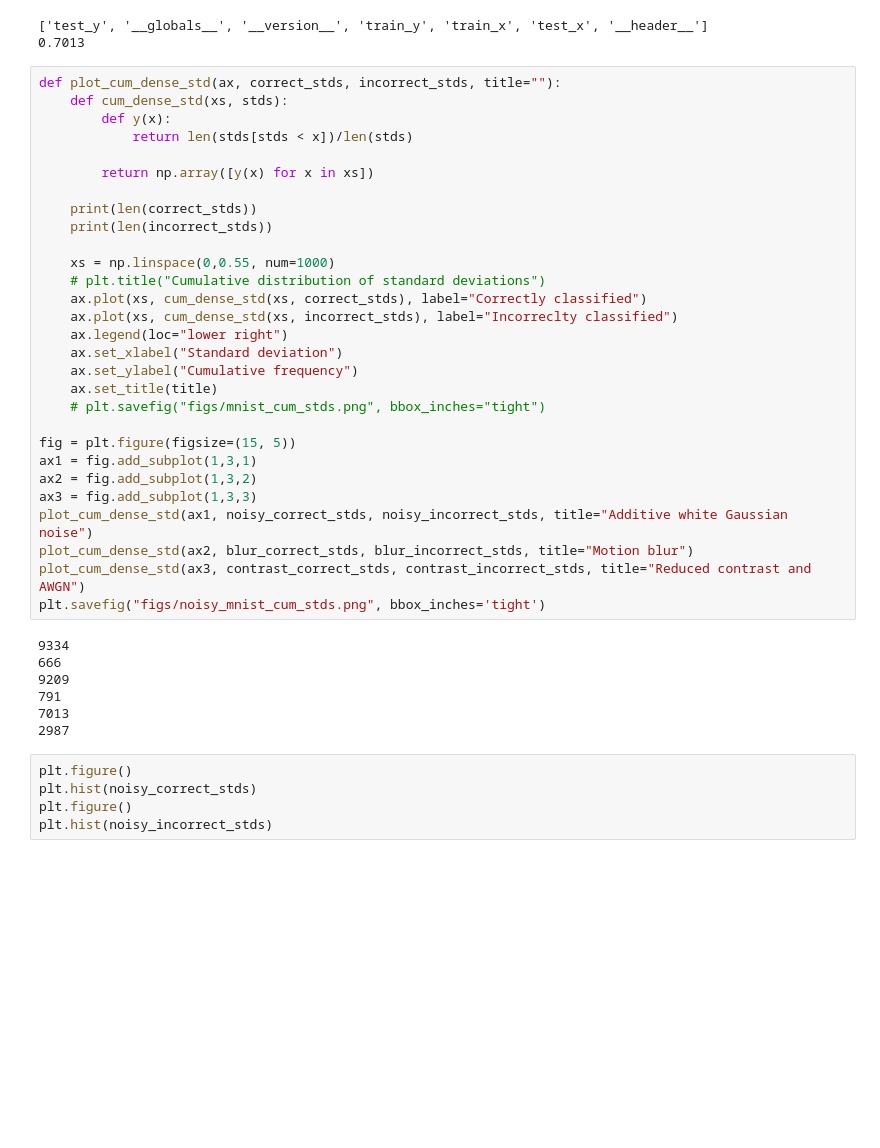
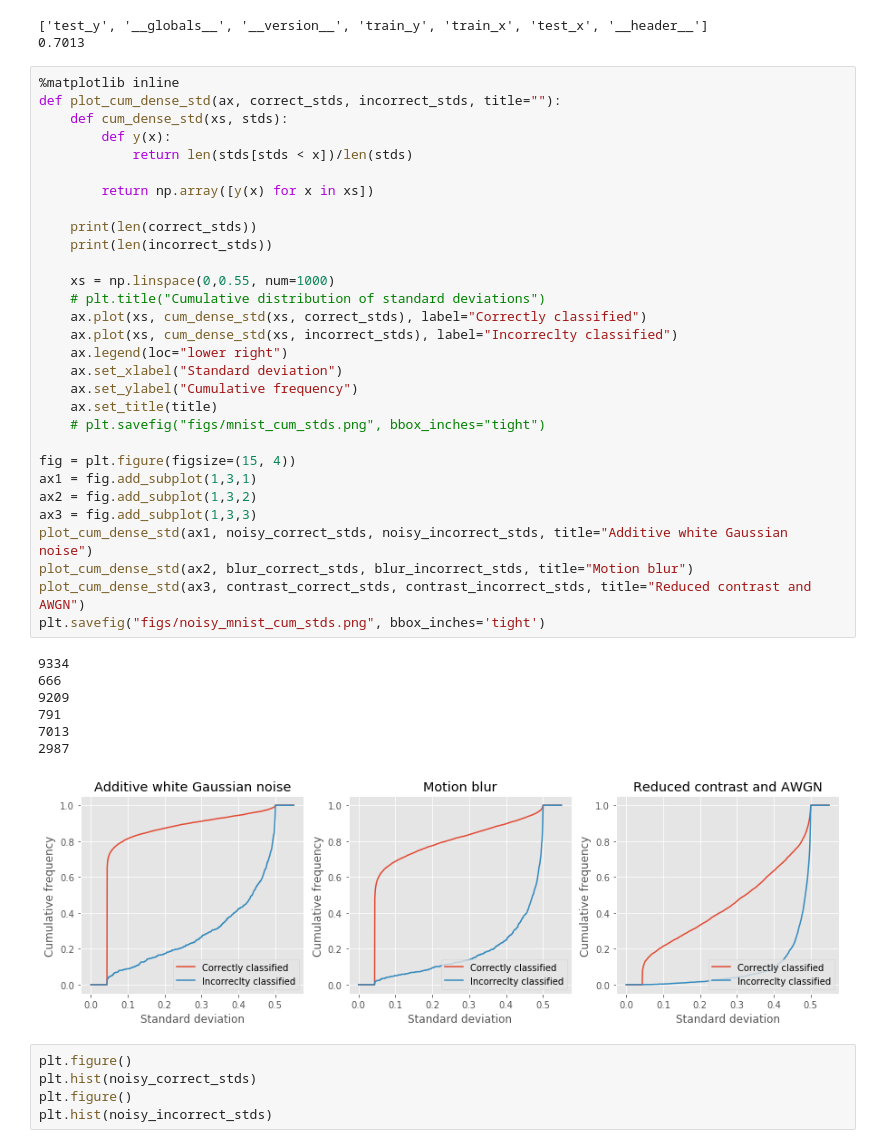
Before and after one commit to seb5666/cnn_gaussian_process_uncertainty, a Jupyter notebook: Uncertainty of GP.ipynb, the cells around one changed output. Saved outputs shown, nothing was run; the diff lists cells and outputs as text; blank space fills up the shorter version.

```diff
--- a/Uncertainty of GP.ipynb
+++ b/Uncertainty of GP.ipynb
@@ -175,6 +175,7 @@ print(len(contrast_correct_imgs)/len(contrast_predictions))
 ['test_y', '__globals__', '__version__', 'train_y', 'train_x', 'test_x', '__header__']
 0.7013
 # %%
+%matplotlib inline
 def plot_cum_dense_std(ax, correct_stds, incorrect_stds, title=""):
     def cum_dense_std(xs, stds):
         def y(x):
@@ -182,34 +183,35 @@ def plot_cum_dense_std(ax, correct_stds, incorrect_stds, title=""):
 
         return np.array([y(x) for x in xs])
 
     print(len(correct_stds))
     print(len(incorrect_stds))
 
     xs = np.linspace(0,0.55, num=1000)
     # plt.title("Cumulative distribution of standard deviations")
     ax.plot(xs, cum_dense_std(xs, correct_stds), label="Correctly classified")
     ax.plot(xs, cum_dense_std(xs, incorrect_stds), label="Incorreclty classified")
     ax.legend(loc="lower right")
     ax.set_xlabel("Standard deviation")
     ax.set_ylabel("Cumulative frequency")
     ax.set_title(title)
     # plt.savefig("figs/mnist_cum_stds.png", bbox_inches="tight")
 
-fig = plt.figure(figsize=(15, 5))
+fig = plt.figure(figsize=(15, 4))
 ax1 = fig.add_subplot(1,3,1)
 ax2 = fig.add_subplot(1,3,2)
 ax3 = fig.add_subplot(1,3,3)
 plot_cum_dense_std(ax1, noisy_correct_stds, noisy_incorrect_stds, title="Additive white Gaussian noise")
 plot_cum_dense_std(ax2, blur_correct_stds, blur_incorrect_stds, title="Motion blur")
 plot_cum_dense_std(ax3, contrast_correct_stds, contrast_incorrect_stds, title="Reduced contrast and AWGN")
 plt.savefig("figs/noisy_mnist_cum_stds.png", bbox_inches='tight')
 # %% [output]
 9334
 666
 9209
 791
 7013
 2987
+[figure, added]
 # %%
 plt.figure()
 plt.hist(noisy_correct_stds)
```
Also changed, not shown: 17 other files.
